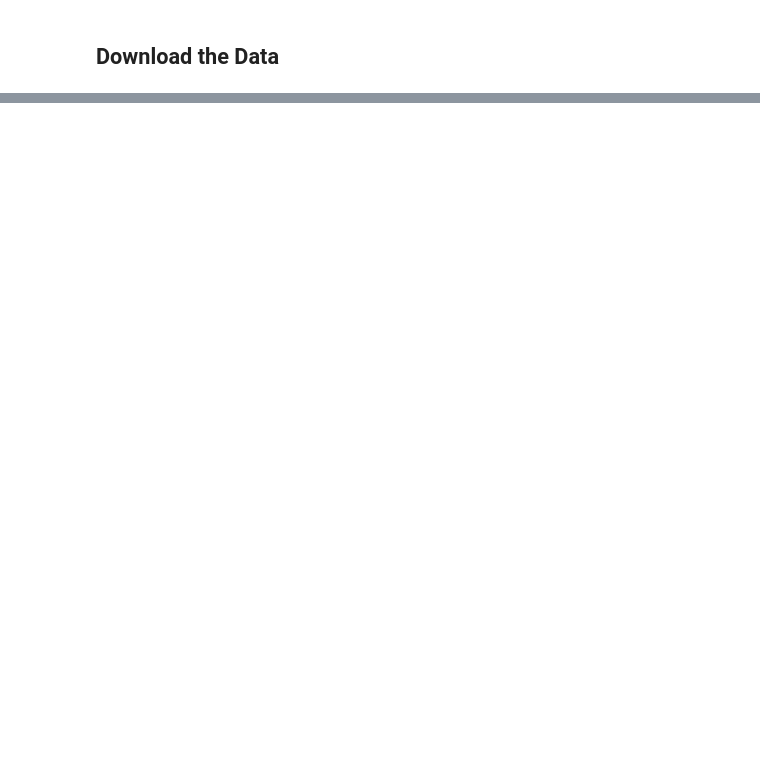
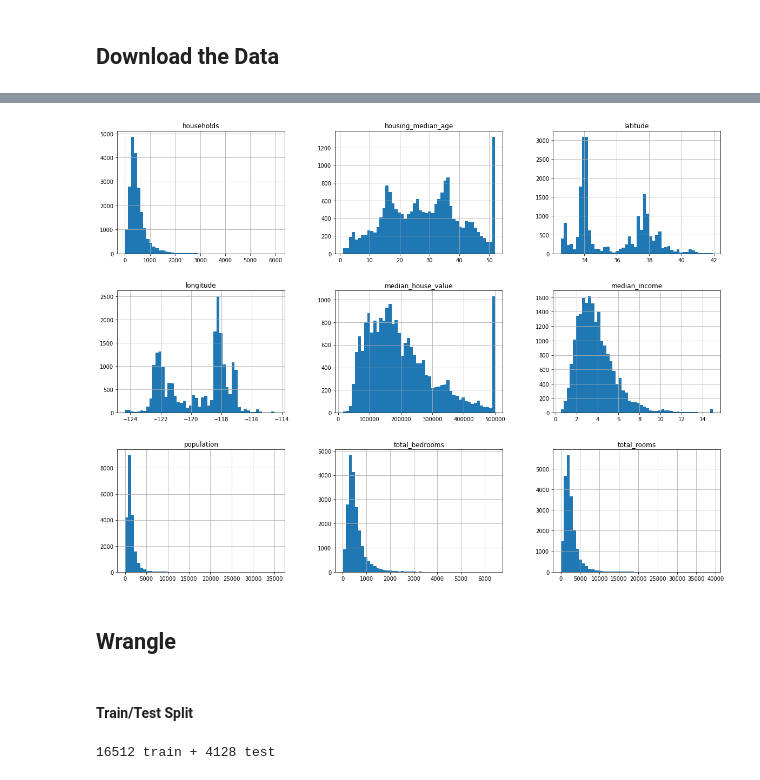
Before and after one commit to JakeColor/hands-on-machine-learning, a Jupyter notebook: Chapter 2 -- End-to-End Machine Learning First Project.ipynb, the cells around one changed output, grey strips where cells are left out. Cells and saved outputs as stored; diff of their text form; code cells hidden in the pictures; blank space fills up the shorter version.

Commit message:
chapter 2 through train/test split

```diff
--- a/Chapter 2 -- End-to-End Machine Learning First Project.ipynb
+++ b/Chapter 2 -- End-to-End Machine Learning First Project.ipynb
@@ -6,17 +31,19 @@
 # %%
-import os
-import tarfile
-from six.moves import urllib
+def fetch_housing_data(housing_url=HOUSING_URL, housing_path=HOUSING_PATH):
 
- DOWNLOAD_ROOT = "https://raw.githubusercontent.com/ageron/handson-ml/master/"
- HOUSING_PATH = "datasets/housing"
- HOUSING_URL = DOWNLOAD_ROOT + HOUSING_PATH + "/housing.tgz"
-
-def fetch_housing_data(housing_url=HOUSING_URL, housing_path=HOUSING_PATH):
     if not os.path.isdir(housing_path):
         os.makedirs(housing_path)
-     tgz_path = os.path.join(housing_path, "housing.tgz")
-     urllib.request.urlretrieve(housing_url, tgz_path)
-     housing_tgz = tarfile.open(tgz_path)
-     housing_tgz.extractall(path=housing_path)
-     housing_tgz.close()
+
+    tgz_path = os.path.join(housing_path, "housing.tgz")
+    urllib.request.urlretrieve(housing_url, tgz_path)
+    housing_tgz = tarfile.open(tgz_path)
+    housing_tgz.extractall(path=housing_path)
+    housing_tgz.close()
+
+    housing_csv_path = os.path.join(HOUSING_PATH, "housing.csv")
+
+    return housing_csv_path
+# %%
+housing_path = fetch_housing_data()
+# %%
+housing = pd.read_csv(housing_path)
@@ -22,0 +70,8 @@ def fetch_housing_data(housing_url=HOUSING_URL, housing_path=HOUSING_PATH):
+# %%
+housing_hist = housing.hist(bins=50, figsize=(20,15))
+# %% [output]
+[figure, added]
+# %% [markdown]
+## Wrangle
+# %% [markdown]
+#### Train/Test Split
@@ -22,0 +86,5 @@ def fetch_housing_data(housing_url=HOUSING_URL, housing_path=HOUSING_PATH):
+# %%
+train_set, test_set = split_train_test(housing, 0.2)
+print(len(train_set), "train +", len(test_set), "test")
+# %% [output]
+16512 train + 4128 test
```
Also changed, not shown: parts of 13 cells of this notebook, 1 other file.
